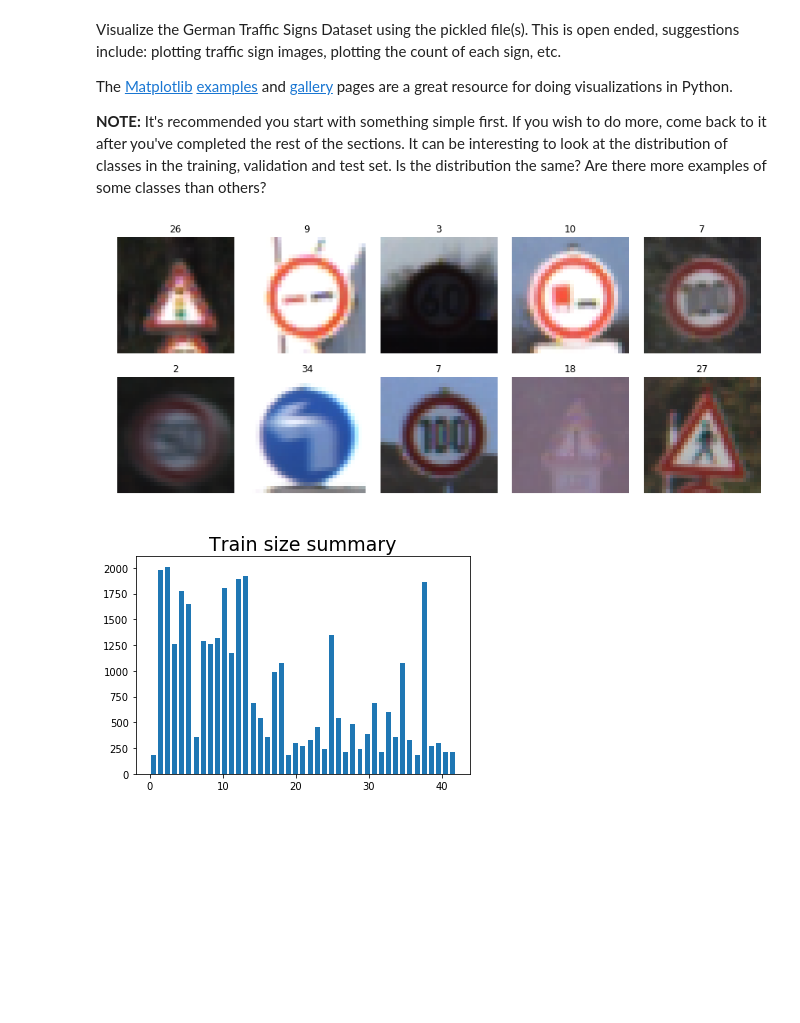
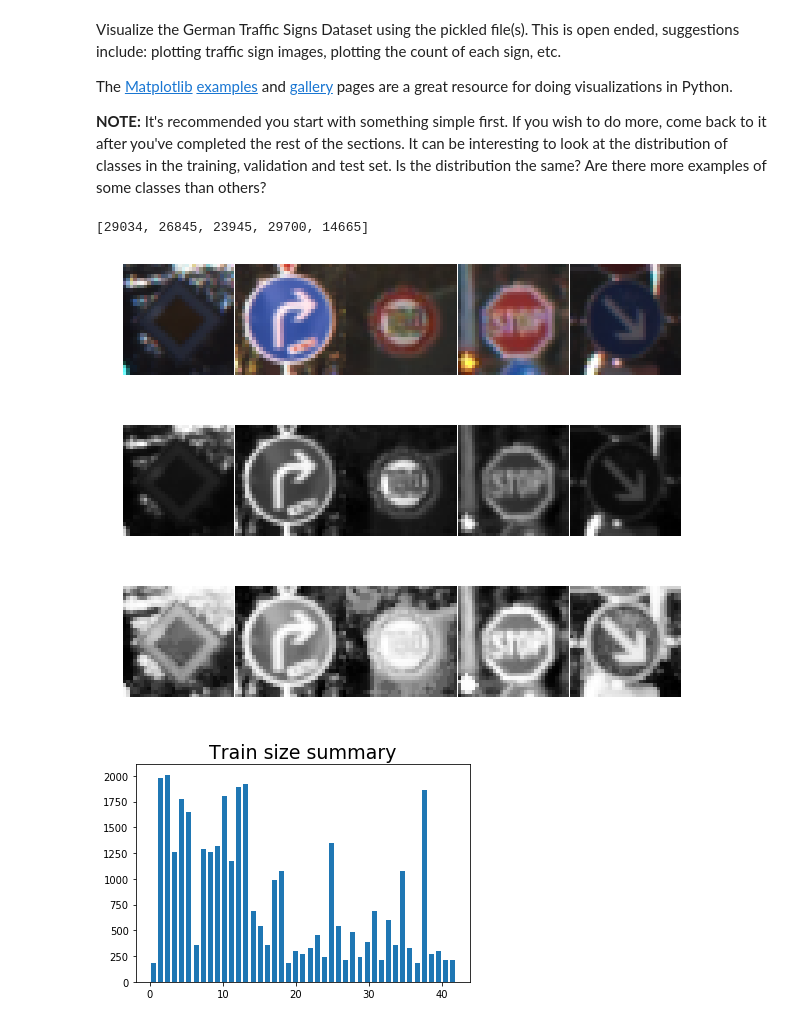
Before and after one commit to tzyhpcom/CNN-Traffic-Sign-Classifier, a Jupyter notebook: Traffic_Sign_Classifier.ipynb, the cells around one changed output. Saved outputs shown, nothing was run; the diff lists cells and outputs as text; code cells hidden in the pictures; blank space fills up the shorter version.

```diff
--- a/Traffic_Sign_Classifier.ipynb
+++ b/Traffic_Sign_Classifier.ipynb
@@ -115,24 +115,54 @@ The [Matplotlib](http://matplotlib.org/) [examples](http://matplotlib.org/exampl
 # %%
 ### Data exploration visualization code goes here.
 ### Feel free to use as many code cells as needed.
 import matplotlib.pyplot as plt
 import random
 import cv2
 # Visualizations will be shown in the notebook.
 %matplotlib inline
 
-# show image of 10 random data points
-fig, axs = plt.subplots(2,5, figsize=(15, 6))
-fig.subplots_adjust(hspace = .2, wspace=.001)
+indexs = []
+for i in range(5):
+    indexs.append(random.randint(0, len(X_train)))
+print(indexs)
+
+# show image of 5 random data points
+fig, axs = plt.subplots(1,5, figsize=(10, 3))
+fig.subplots_adjust(hspace = 0, wspace=.01)
 axs = axs.ravel()
-for i in range(10):
-    index = random.randint(0, len(X_train))
+for i,index in enumerate(indexs):
     image = X_train[index]
     axs[i].axis('off')
     axs[i].imshow(image)
-    axs[i].set_title(y_train[index])
+#     axs[i].set_title(y_train[index])
+fig.savefig("preprocess_ori.jpg", bbox_inches='tight', pad_inches=0)
+
+# show image of 5 random data points
+fig, axs = plt.subplots(1,5, figsize=(10, 3))
+fig.subplots_adjust(hspace = 0, wspace=.01)
+axs = axs.ravel()
+for i,index in enumerate(indexs):
+    image = cv2.cvtColor(X_train[index], cv2.COLOR_RGB2GRAY)
+    axs[i].axis('off')
+    axs[i].imshow(image, cmap="gray")
+#     axs[i].set_title(y_train[index])
+fig.savefig("preprocess_gray.jpg", bbox_inches='tight', pad_inches=0)
+
+# show image of 5 random data points
+fig, axs = plt.subplots(1,5, figsize=(10, 3))
+fig.subplots_adjust(hspace = 0, wspace=.01)
+axs = axs.ravel()
+for i,index in enumerate(indexs):
+    image = cv2.equalizeHist(cv2.cvtColor(X_train[index], cv2.COLOR_RGB2GRAY))
+    axs[i].axis('off')
+    axs[i].imshow(image, cmap="gray")
+#     axs[i].set_title(y_train[index])
+fig.savefig("preprocess_equalizehist.jpg", bbox_inches='tight', pad_inches=0)
 # %% [output]
+[29034, 26845, 23945, 29700, 14665]
-[figure, old version]
+[figure, new version]
+[figure, added]
+[figure, added]
 # %%
 # histogram of label frequency
 hist, bins = np.histogram(y_train, bins=n_classes)
```
Also changed, not shown: parts of 20 cells of this notebook, 9 other files.
